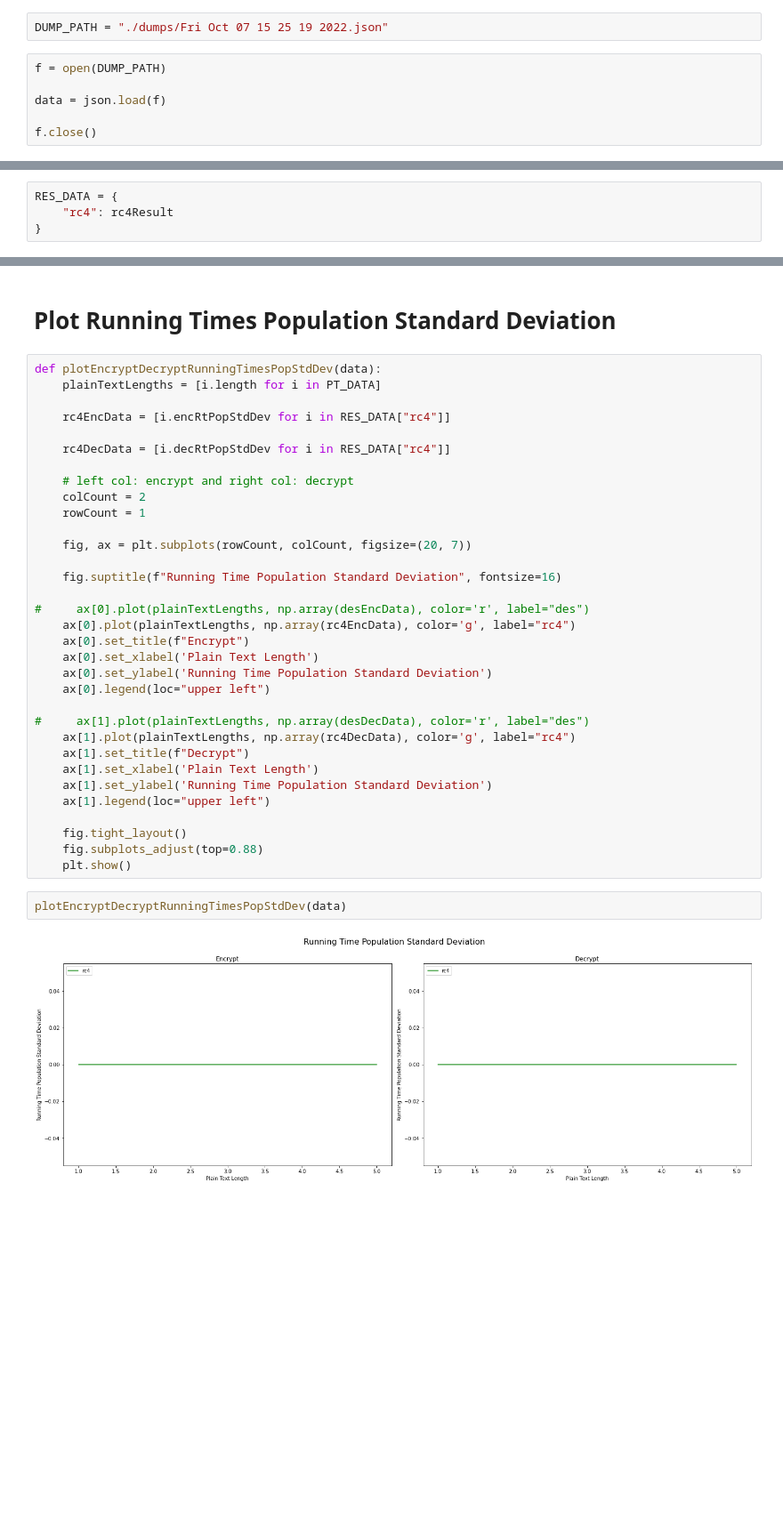
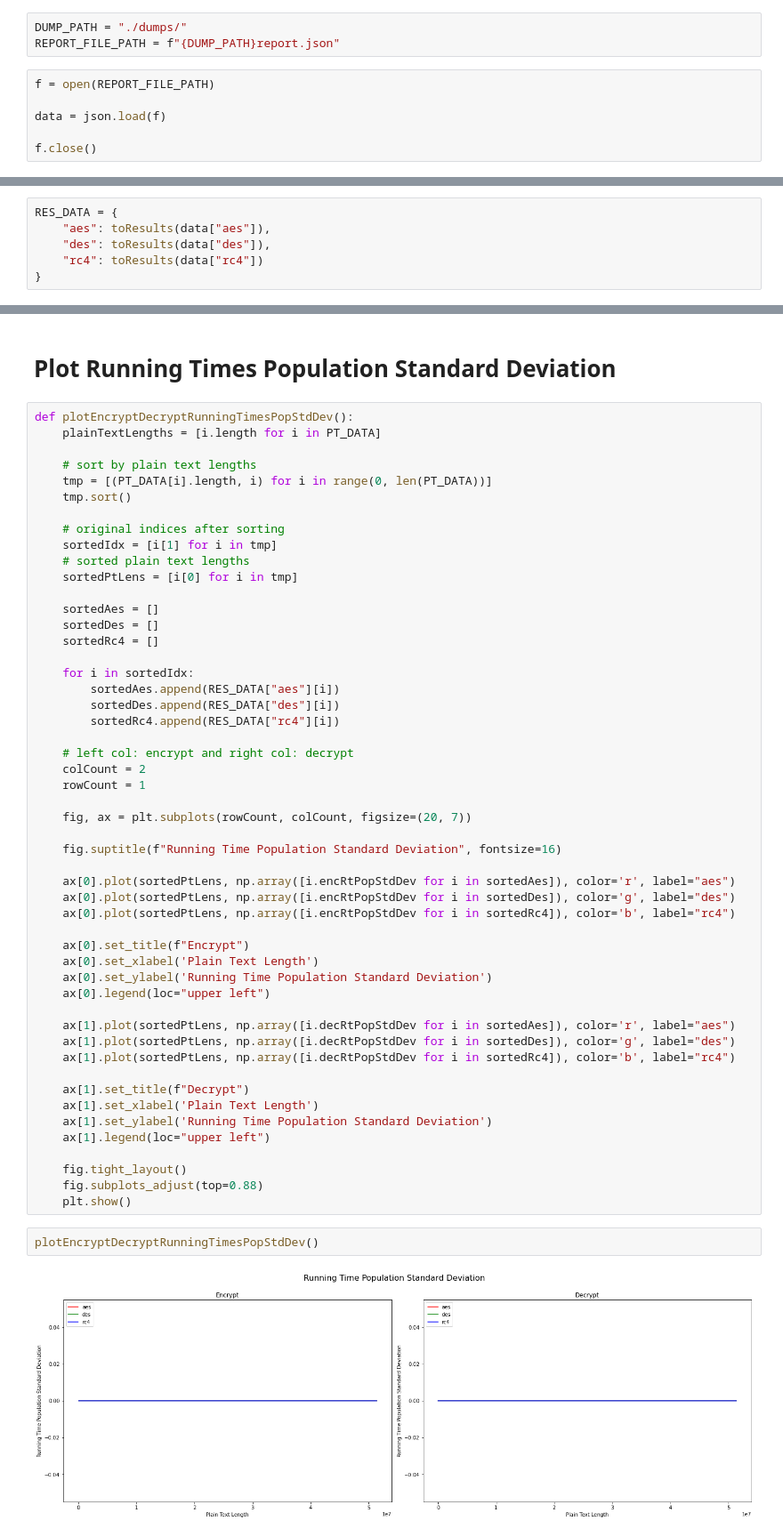
Before and after one commit to putukrisna6/kij-encrypt-decrypt-api, a Jupyter notebook: src/evaluate.ipynb, the cells around one changed output, grey strips where cells are left out. Shown at 89% size. Saved outputs shown, nothing was run; the diff lists cells and outputs as text; blank space fills up the shorter version.

```diff
--- a/src/evaluate.ipynb
+++ b/src/evaluate.ipynb
@@ -13,9 +16,10 @@ import json
 # %% [markdown]
 # Load Data from Dump
 # %%
-DUMP_PATH = "./dumps/Fri Oct 07 15 25 19 2022.json"
+DUMP_PATH = "./dumps/"
+REPORT_FILE_PATH = f"{DUMP_PATH}report.json"
 # %%
-f = open(DUMP_PATH)
+f = open(REPORT_FILE_PATH)
 
 data = json.load(f)
 
@@ -77,6 +119,8 @@ for d in data["rc4"]:
 # %%
 RES_DATA = {
-    "rc4": rc4Result
+    "aes": toResults(data["aes"]),
+    "des": toResults(data["des"]),
+    "rc4": toResults(data["rc4"])
 }
 # %% [markdown]
 # Plot ASCII Character Frequency
@@ -259,12 +296,26 @@ plotEncryptDecryptRunningTimesMean()
 # %% [markdown]
 # Plot Running Times Population Standard Deviation
 # %%
-def plotEncryptDecryptRunningTimesPopStdDev(data):
+def plotEncryptDecryptRunningTimesPopStdDev():
     plainTextLengths = [i.length for i in PT_DATA]
 
-    rc4EncData = [i.encRtPopStdDev for i in RES_DATA["rc4"]]
+    # sort by plain text lengths
+    tmp = [(PT_DATA[i].length, i) for i in range(0, len(PT_DATA))]
+    tmp.sort()
 
-    rc4DecData = [i.decRtPopStdDev for i in RES_DATA["rc4"]]
+    # original indices after sorting
+    sortedIdx = [i[1] for i in tmp]
+    # sorted plain text lengths
+    sortedPtLens = [i[0] for i in tmp]
+
+    sortedAes = []
+    sortedDes = []
+    sortedRc4 = []
+
+    for i in sortedIdx:
+        sortedAes.append(RES_DATA["aes"][i])
+        sortedDes.append(RES_DATA["des"][i])
+        sortedRc4.append(RES_DATA["rc4"][i])
 
     # left col: encrypt and right col: decrypt
     colCount = 2
@@ -274,15 +325,19 @@ def plotEncryptDecryptRunningTimesPopStdDev(data):
 
     fig.suptitle(f"Running Time Population Standard Deviation", fontsize=16)
 
-#     ax[0].plot(plainTextLengths, np.array(desEncData), color='r', label="des")
-    ax[0].plot(plainTextLengths, np.array(rc4EncData), color='g', label="rc4")
+    ax[0].plot(sortedPtLens, np.array([i.encRtPopStdDev for i in sortedAes]), color='r', label="aes")
+    ax[0].plot(sortedPtLens, np.array([i.encRtPopStdDev for i in sortedDes]), color='g', label="des")
+    ax[0].plot(sortedPtLens, np.array([i.encRtPopStdDev for i in sortedRc4]), color='b', label="rc4")
+
     ax[0].set_title(f"Encrypt")
     ax[0].set_xlabel('Plain Text Length')
     ax[0].set_ylabel('Running Time Population Standard Deviation')
     ax[0].legend(loc="upper left")
 
-#     ax[1].plot(plainTextLengths, np.array(desDecData), color='r', label="des")
-    ax[1].plot(plainTextLengths, np.array(rc4DecData), color='g', label="rc4")
+    ax[1].plot(sortedPtLens, np.array([i.decRtPopStdDev for i in sortedAes]), color='r', label="aes")
+    ax[1].plot(sortedPtLens, np.array([i.decRtPopStdDev for i in sortedDes]), color='g', label="des")
+    ax[1].plot(sortedPtLens, np.array([i.decRtPopStdDev for i in sortedRc4]), color='b', label="rc4")
+
     ax[1].set_title(f"Decrypt")
     ax[1].set_xlabel('Plain Text Length')
     ax[1].set_ylabel('Running Time Population Standard Deviation')
@@ -292,6 +347,6 @@ def plotEncryptDecryptRunningTimesPopStdDev(data):
     fig.subplots_adjust(top=0.88)
     plt.show()
 # %%
-plotEncryptDecryptRunningTimesPopStdDev(data)
+plotEncryptDecryptRunningTimesPopStdDev()
 # %% [output]
-[figure, old version]
+[figure, new version]
```
Also changed, not shown: parts of 24 cells of this notebook, 1 other file.
